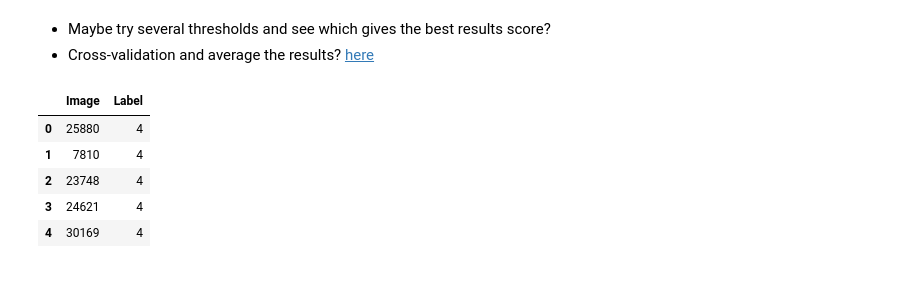
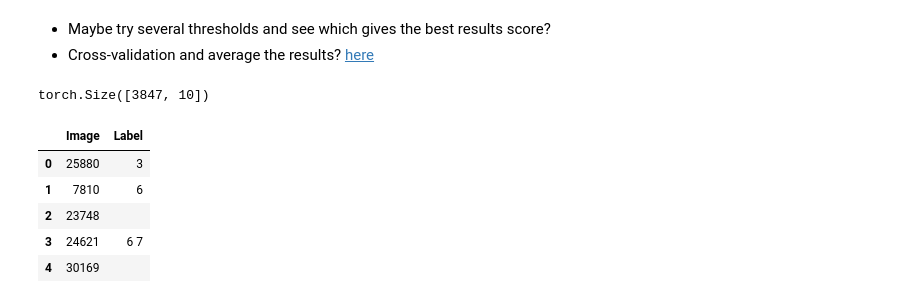
Before and after one commit to robsyc/ProteinLocalizer, a Jupyter notebook: new_notebook.ipynb, the cells around one changed output. Cells and saved outputs as stored; diff of their text form; code cells hidden in the pictures.

```diff
--- a/new_notebook.ipynb
+++ b/new_notebook.ipynb
@@ -426,13 +657,12 @@ Labels: Nucleoplasm(4)
 # %%
-test_dl = DeviceDataLoader(DataLoader(test_ds, BATCH_SIZE), DEVICE)
-
-def predict_dl(dl, model):
+def predict_dl(dl, model, threshold=0.5):
     model.eval()
-    with torch.no_grad():
-        torch.cuda.empty_cache()
-        batch_probs = []
-        for xb, _ in tqdm(dl):
-            probs = model(xb)
-            batch_probs.append(probs.cpu().detach())
-        batch_probs = torch.cat(batch_probs)
-        return [decode_target(x) for x in batch_probs]
+    torch.cuda.empty_cache()
+    batch_probs = []
+    for x, _ in tqdm(dl):
+        x = x.to(DEVICE)
+        probs = model(x)
+        batch_probs.append(probs.cpu().detach())
+    print(torch.cat(batch_probs).shape)
+    batch_probs = nn.Sigmoid()(torch.cat(batch_probs))
+    return [decode_target(x, threshold=threshold) for x in batch_probs]
@@ -440,16 +683,17 @@ def predict_dl(dl, model):
 - Maybe try several thresholds and see which gives the best results score?
 - Cross-validation and average the results? [here](https://www.kaggle.com/code/ronaldokun/multilabel-stratification-cv-and-ensemble)
 # %%
-test_preds = predict_dl(test_dl, model)
+test_preds = predict_dl(test_dl, CNN_model, threshold=THRESHOLD)
 submission_df = pd.read_csv(TEST_CSV)
 submission_df["Label"] = test_preds
 submission_df.head()
 # %% [output]
+torch.Size([3847, 10])
 |  | Image | Label |
-| 0 | 25880 | 4 |
-| 1 | 7810 | 4 |
-| 2 | 23748 | 4 |
-| 3 | 24621 | 4 |
-| 4 | 30169 | 4 |
+| 0 | 25880 | 3 |
+| 1 | 7810 | 6 |
+| 2 | 23748 |  |
+| 3 | 24621 | 6 7 |
+| 4 | 30169 |  |
 # %%
 submission_df.to_csv('submission.csv', index=False)
```
Also changed, not shown: parts of 22 cells of this notebook, 1 other file.
